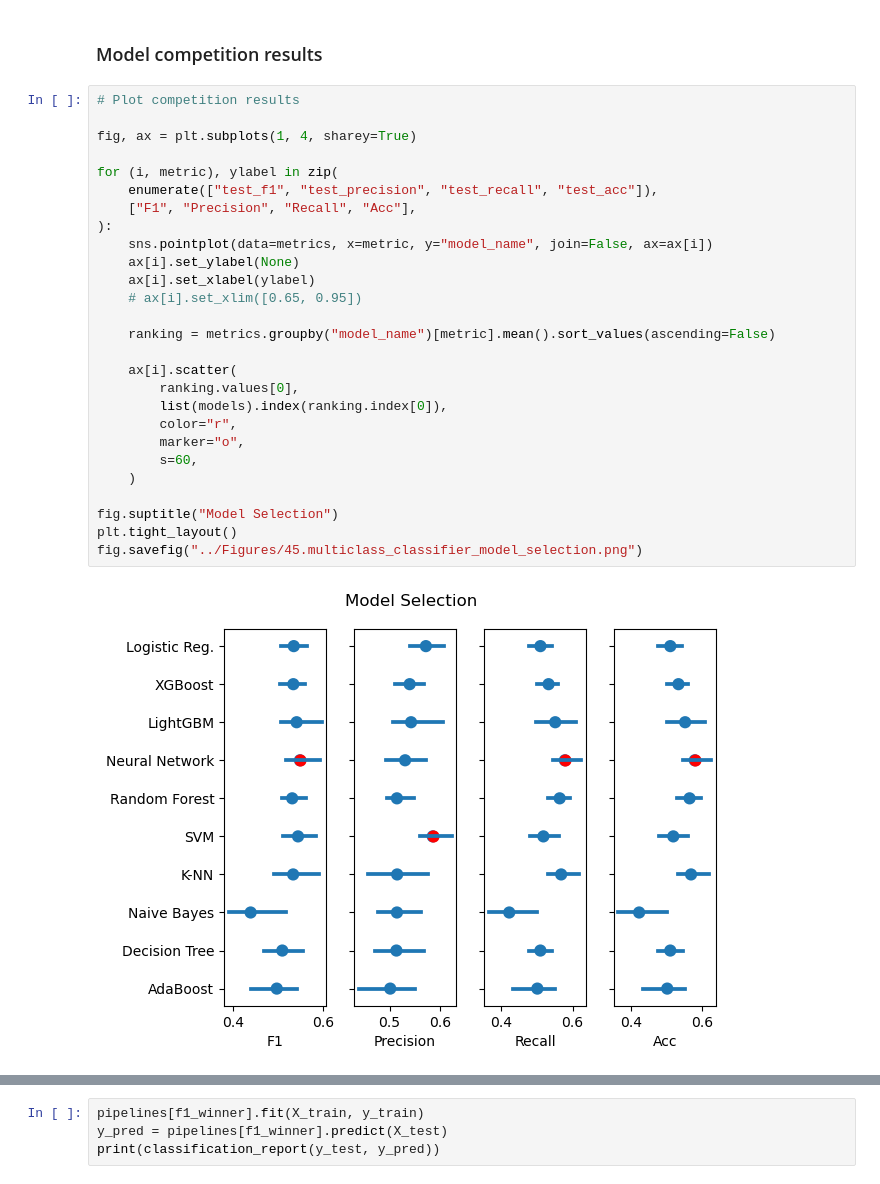
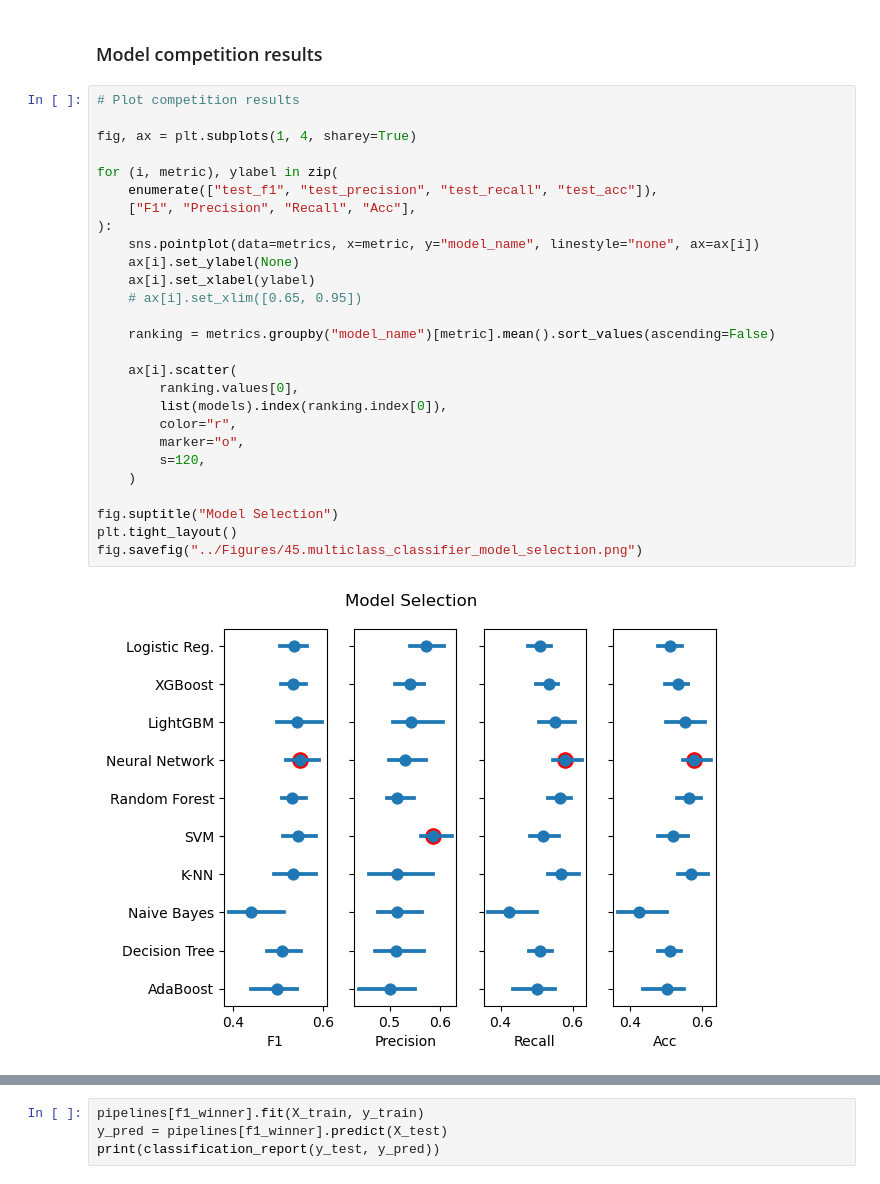
Before and after one commit to JPonsa/UCI_Heart_Disease, a Jupyter notebook: Notebooks/45 - Multiclass Classifier - Model Selection copy.ipynb, the cells around one changed output, grey strips where cells are left out. Saved outputs shown, nothing was run; the diff lists cells and outputs as text.

```diff
--- a/Notebooks/45 - Multiclass Classifier - Model Selection copy.ipynb
+++ b/Notebooks/45 - Multiclass Classifier - Model Selection copy.ipynb
@@ -157,32 +157,32 @@ for model_name in scores.keys():
 # %%
 # Plot competition results
 
 fig, ax = plt.subplots(1, 4, sharey=True)
 
 for (i, metric), ylabel in zip(
     enumerate(["test_f1", "test_precision", "test_recall", "test_acc"]),
     ["F1", "Precision", "Recall", "Acc"],
 ):
-    sns.pointplot(data=metrics, x=metric, y="model_name", join=False, ax=ax[i])
+    sns.pointplot(data=metrics, x=metric, y="model_name", linestyle="none", ax=ax[i])
     ax[i].set_ylabel(None)
     ax[i].set_xlabel(ylabel)
     # ax[i].set_xlim([0.65, 0.95])
 
     ranking = metrics.groupby("model_name")[metric].mean().sort_values(ascending=False)
 
     ax[i].scatter(
         ranking.values[0],
         list(models).index(ranking.index[0]),
         color="r",
         marker="o",
-        s=60,
+        s=120,
     )
 
 fig.suptitle("Model Selection")
 plt.tight_layout()
 fig.savefig("../Figures/45.multiclass_classifier_model_selection.png")
 # %% [output]
-[figure, old version]
+[figure, new version]
 # %%
 f1_ranking = (
     metrics.groupby("model_name").mean().sort_values(by="test_f1", ascending=False)
```
Also changed, not shown: parts of 3 cells of this notebook, 8 other files.
